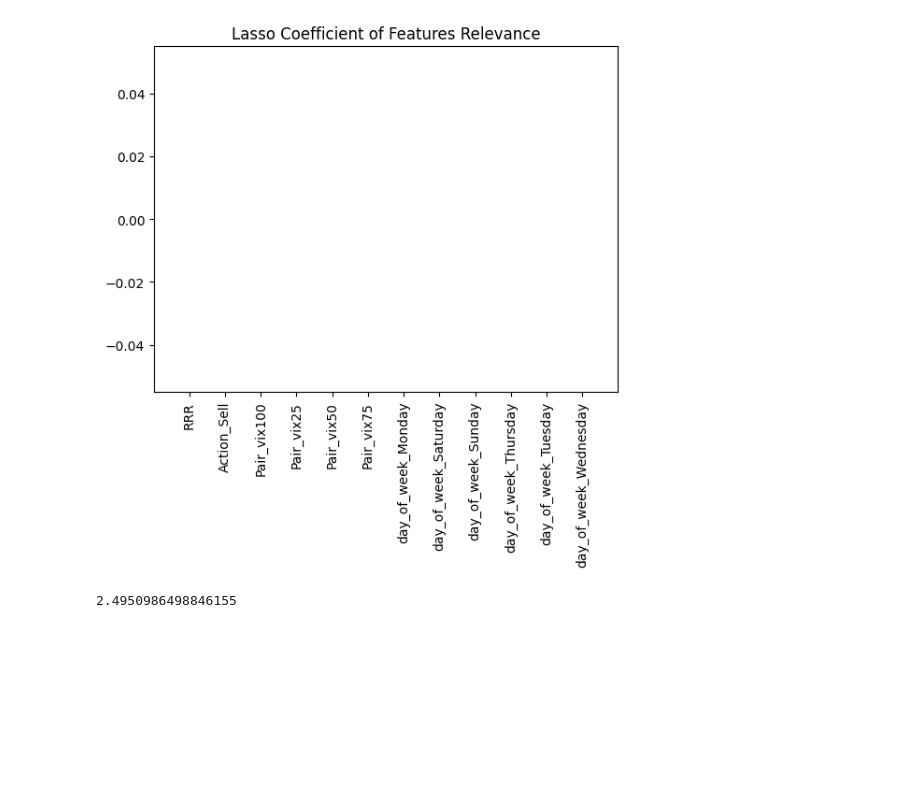
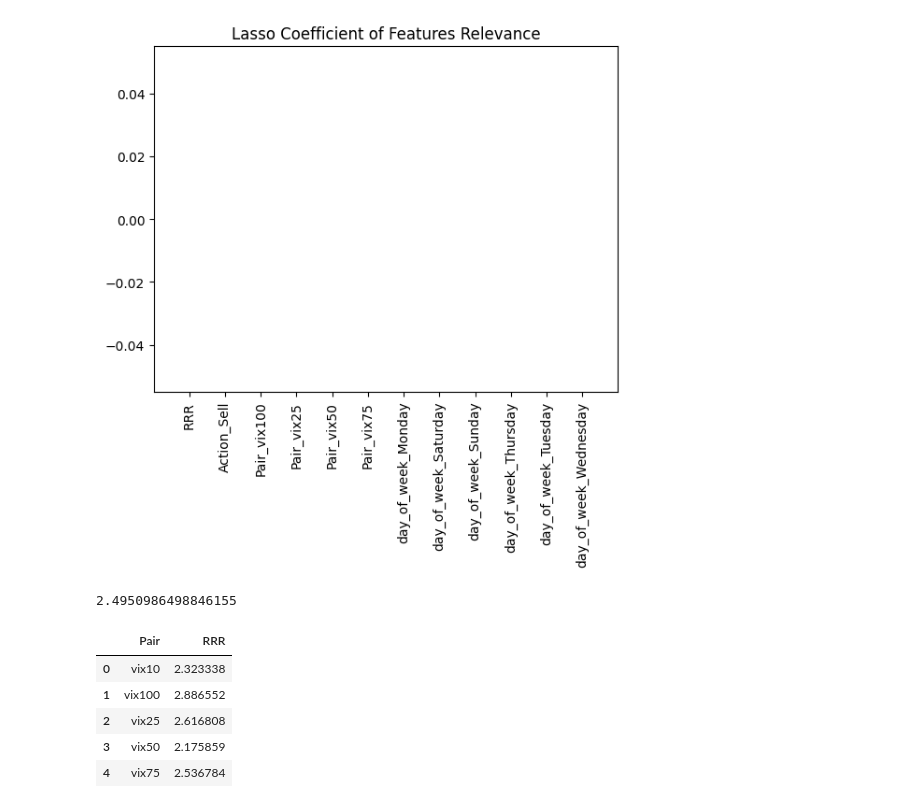
Before and after one commit to ToluPaul/forex, a Jupyter notebook: forex_pred.ipynb, the cells around one changed output. Cells and saved outputs as stored; diff of their text form; code cells hidden in the pictures; blank space fills up the shorter version.

```diff
--- a/forex_pred.ipynb
+++ b/forex_pred.ipynb
@@ -424,7 +426,14 @@ plt.show()
 # %% [output]
 [ 0. -0.  0.  0. -0. -0. -0.  0. -0. -0.  0.  0.]
 [figure]
-# %%
-vix['RRR'].mean()
-# %% [output]
-2.4950986498846155
+# %%
+print(vix['RRR'].mean())
+vix[['Pair', 'RRR']].groupby('Pair').agg('mean').reset_index()
+# %% [output]
+2.4950986498846155
+|  | Pair | RRR |
+| 0 | vix10 | 2.323338 |
+| 1 | vix100 | 2.886552 |
+| 2 | vix25 | 2.616808 |
+| 3 | vix50 | 2.175859 |
+| 4 | vix75 | 2.536784 |
```
Also changed, not shown: parts of 2 cells of this notebook.
